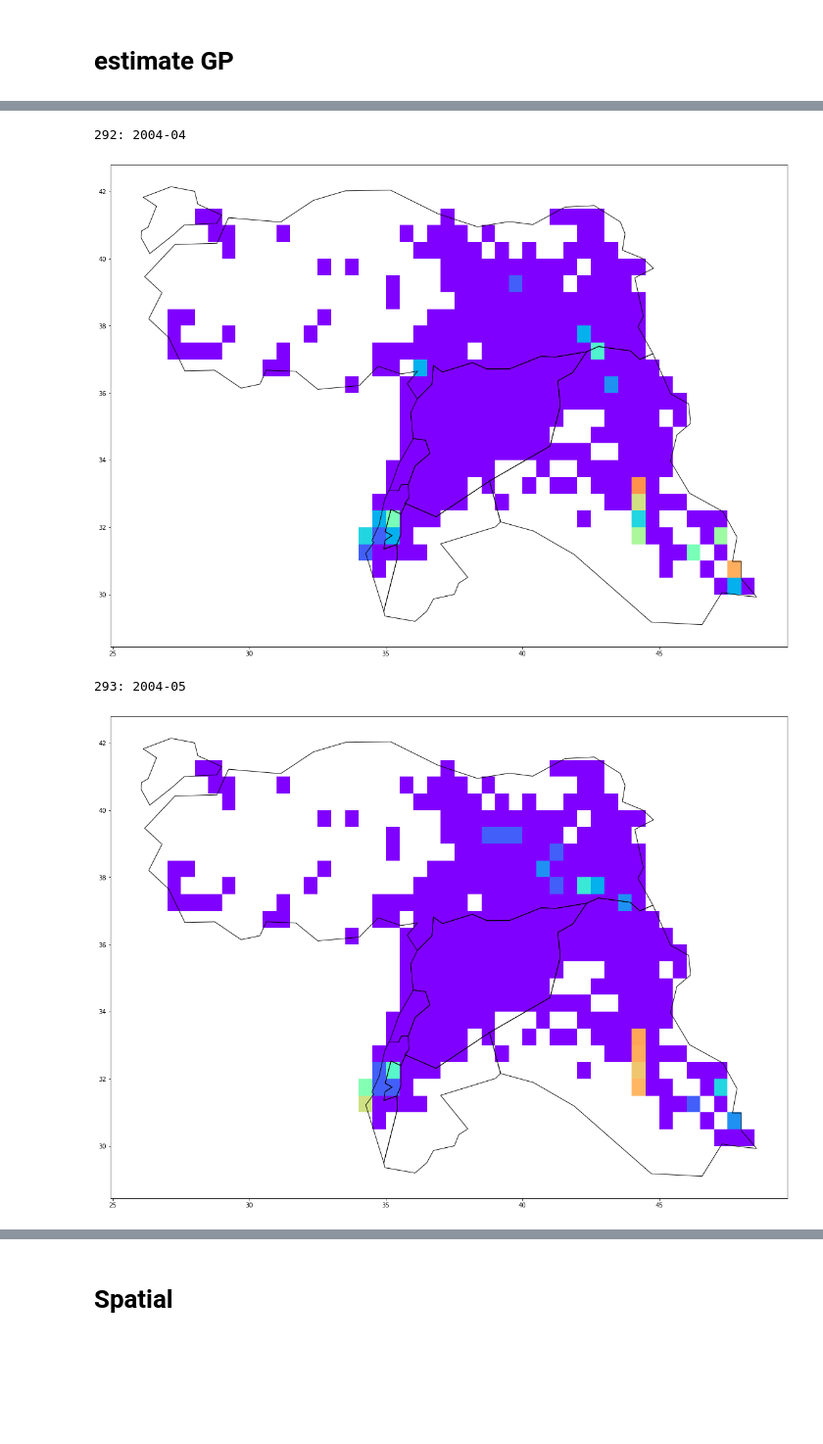
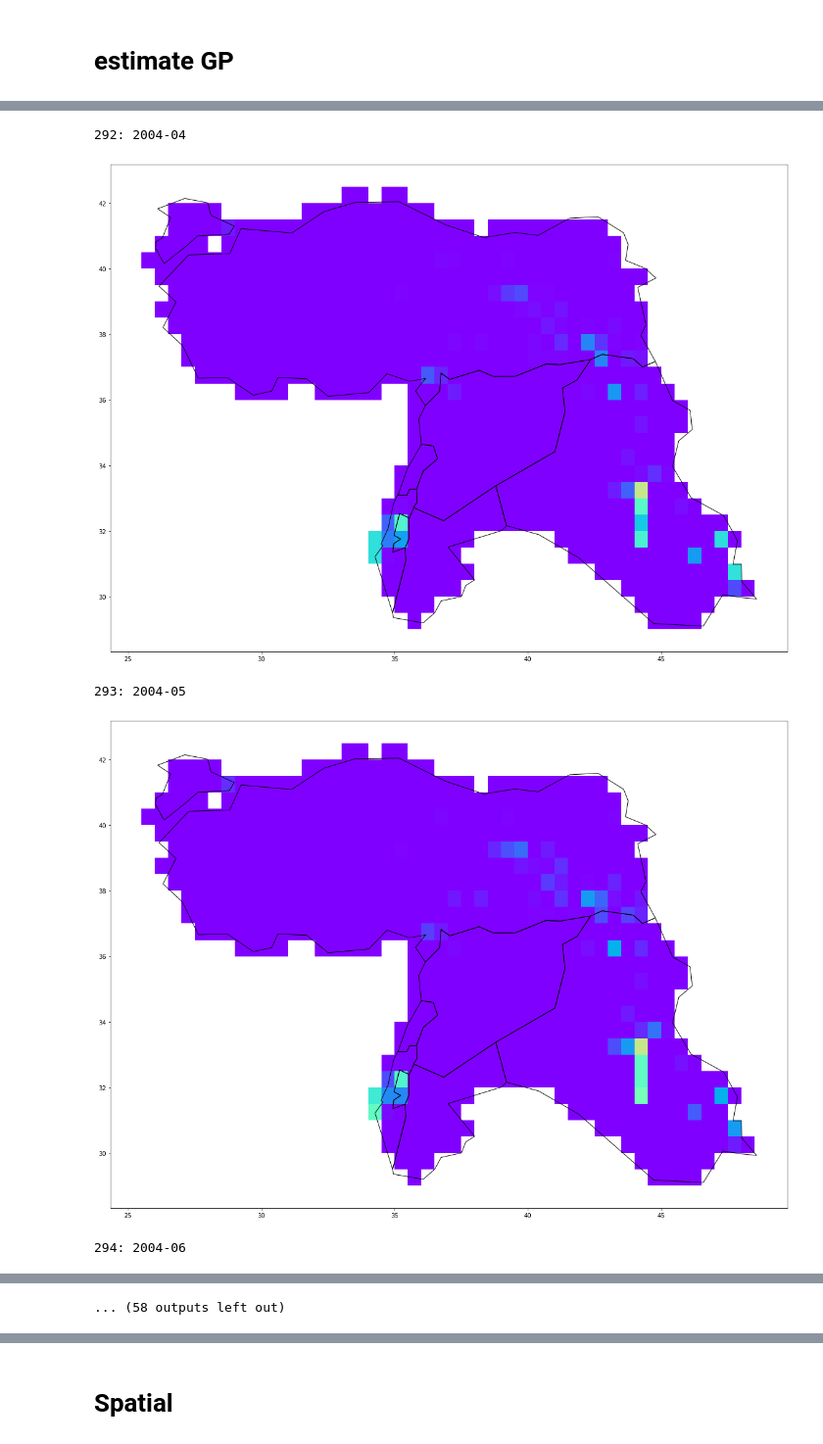
Before and after one commit to Polichinel/Detectron2, a Jupyter notebook: misc/estimating_exposure.ipynb, the cells around one changed output, grey strips where cells are left out. Shown at 98% size. Cells and saved outputs as stored; diff of their text form; code cells hidden in the pictures; blank space fills up the shorter version.

```diff
--- a/misc/estimating_exposure.ipynb
+++ b/misc/estimating_exposure.ipynb
@@ -112,8 +112,8 @@ def esstimate_kernel(df_sub):
     # GP
     noise_std = y.std()
 
-    kernel_short = ConstantKernel() * Matern(length_scale=4.0, length_scale_bounds=(1, 10.0), nu=1.5)
-    kernel_long = ConstantKernel() * RBF(length_scale=20.0, length_scale_bounds=(10, 150))
+    kernel_short = ConstantKernel() * Matern(length_scale=4.0, length_scale_bounds=(1, 32.0), nu=1.5) # nu = 1.5 gives v = 3/2 so matern32
+    kernel_long = ConstantKernel() * RBF(length_scale=20.0, length_scale_bounds=(32, 320))
 
     kernel =  kernel_short + kernel_long + WhiteKernel(noise_level=noise_std)
 
@@ -185,2 +168,3 @@ IndexError: too many indices for array: array is 1-dimensional, but 2 were index
 # %%
-df_test2['tce'] = mean_prediction.reshape(-1,1)
+df_sub['tce'] = mean_prediction.reshape(-1,1)
+df_sub['tce_std'] = std_prediction.reshape(-1,1)
@@ -189,5 +170,0 @@ one_month = df_test2[df_test2['month_id'] == 109]
-# %%
-fig, ax = plt.subplots(figsize = (20,20))
-ax.set_aspect('equal')
-
-one_month.plot(ax = ax, column = 'tce', cmap = 'rainbow', vmin = 0, vmax = 11)
@@ -197,21 +171,16 @@ one_month.plot(ax = ax, column = 'tce', cmap = 'rainbow', vmin = 0, vmax = 11)
 # %%
-world = gpd.read_file(gpd.datasets.get_path('naturalearth_lowres'))
-country_mask_world = ['Israel', 'Palestine', 'Jordan', 'Iraq', 'Syria', 'Turkey', 'Lebanon']
-sub_world = world[world['name'].isin(country_mask_world)].copy()
+for i in sorted(df_sub['month_id'].unique())[180:215]:
 
-
-for i in sorted(df_test2['month_id'].unique())[180:185]:
-
-    print(f"{i}: {df_test2[df_test2['month_id'] == i]['year_months_start'].unique().item()}")
+    print(f"{i}: {df_sub[df_sub['month_id'] == i]['year_months_start'].unique().item()}")
 
     fig, ax = plt.subplots(figsize = (20,20))
 
     ax.set_aspect('equal')
 
     #vmax = combined_df['log_best'].max()
-    vmax = df_test2.loc[(df_test2['gwno'].isin(gwno_to_keep)) & (df_test2['month_id'].isin(np.arange(180, 185+1, 1))), 'log_best'].max()
+    vmax = df_sub.loc[(df_sub['gwno'].isin(gwno_to_keep)) & (df_sub['month_id'].isin(np.arange(180, 185+1, 1))), 'log_best'].max()
 
-    df_test2[(df_test2['gwno'].isin(gwno_to_keep)) & (df_test2['month_id'] == i)].plot(ax = ax, column = 'log_best', cmap = 'rainbow', vmin = 0, vmax = vmax)
+    df_sub[(df_sub['gwno'].isin(gwno_to_keep)) & (df_sub['month_id'] == i)].plot(ax = ax, column = 'tce', cmap = 'rainbow', vmin = 0, vmax = vmax)
     sub_world.plot(facecolor='none', edgecolor='black', ax=ax)
     plt.show()
 # %% [output]
@@ -224,4 +193,5 @@ for i in sorted(df_test2['month_id'].unique())[180:185]:
 292: 2004-04
-[figure, old version]
+[figure, new version]
 293: 2004-05
-[figure, old version]
+[figure, new version]
+294: 2004-06
@@ -227,0 +199 @@ for i in sorted(df_test2['month_id'].unique())[180:185]:
+... (58 outputs left out)
```
Also changed, not shown: parts of 43 cells of this notebook.
